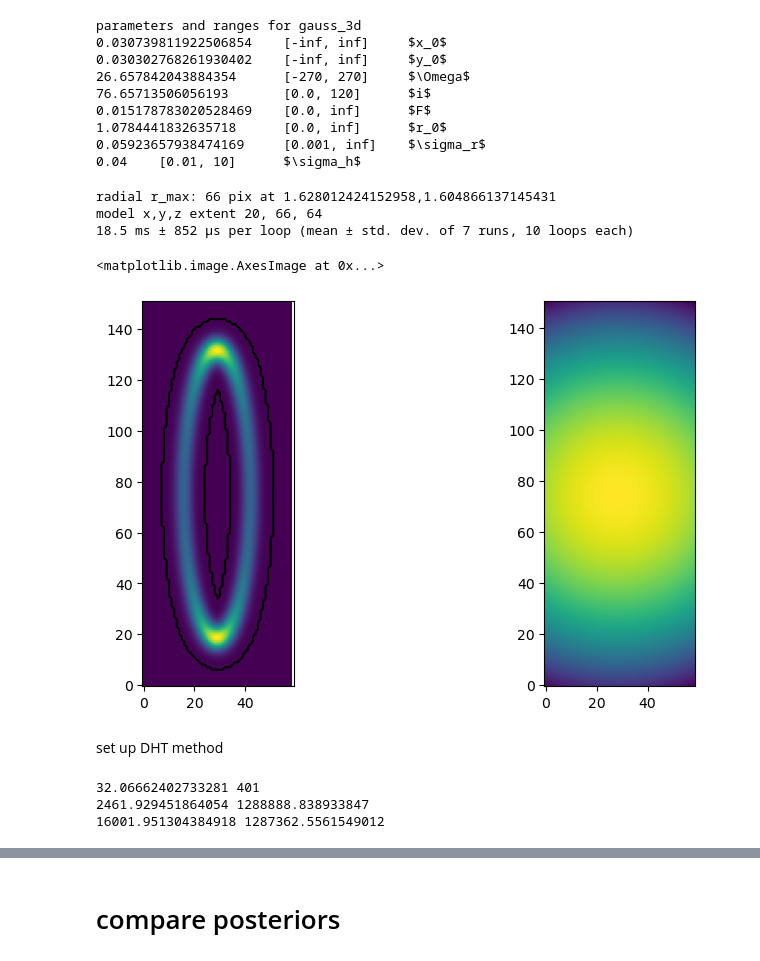
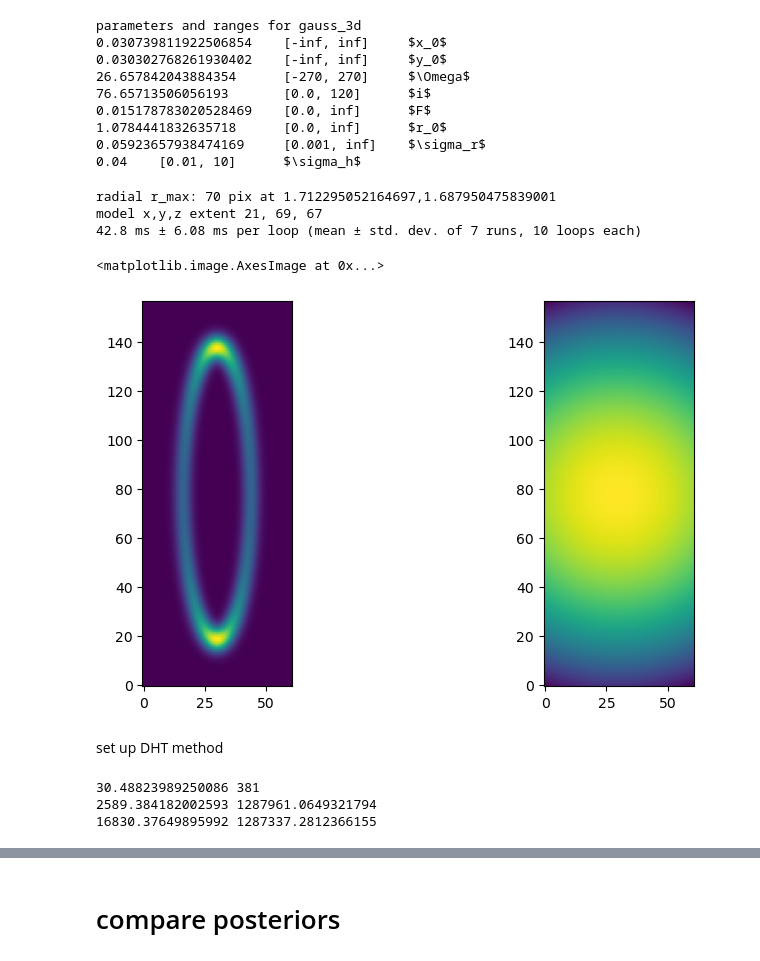
Before and after one commit to drgmk/vis-r, a Jupyter notebook: notebooks/mcmc_fitting.ipynb, the cells around one changed output, grey strips where cells are left out. Saved outputs shown, nothing was run; the diff lists cells and outputs as text; code cells hidden in the pictures.

```diff
--- a/notebooks/mcmc_fitting.ipynb
+++ b/notebooks/mcmc_fitting.ipynb
@@ -49,7 +49,7 @@ w *= reweight_factor
 reweighting factor is 2.0716124238576996
 # %%
 # bin the data
-sz = 8
+sz = 4
 
 u, v, Re, Im, w = functions.bin_uv(u, v, Re, Im, w, size_arcsec=sz)
 # %% [output]
@@ -109,26 +109,26 @@ parameters and ranges for gauss_3d
 # %%
 # set size of cutout used to generate images, which is based on the
 # initial parameters. The tolerance in compute_rmax might be
 # varied if the crop size turns out too large. We set 'zero_node'
 # to True because we'll generate unrotated images, and let galario
 # do the rest
-ii.compute_rmax(p0, tol=1e-2, expand=10, zero_node=True, automask=True)
+ii.compute_rmax(p0, tol=1e-2, expand=10, zero_node=True, automask=False)
 
 # this gives an idea of how long an mcmc might take
 %timeit ii.image_galario(p0[3:])
 
 # show an image and the primary beam
 im = ii.image_galario(p0[3:])
 fig,ax = plt.subplots(1,2, figsize=(9.5,5))
 ax[0].imshow(im[ii.cc_gal], origin='lower')
-ax[0].contour(ii.mask, levels=[0,1], colors='black')
+# ax[0].contour(ii.mask, levels=[0,1], colors='black')
 ax[1].imshow(ii.pb[0][ii.cc_gal], origin='lower')
 # %% [output]
-radial r_max: 66 pix at 1.628012424152958,1.604866137145431
-model x,y,z extent 20, 66, 64
-18.5 ms ± 852 µs per loop (mean ± std. dev. of 7 runs, 10 loops each)
+radial r_max: 70 pix at 1.712295052164697,1.687950475839001
+model x,y,z extent 21, 69, 67
+42.8 ms ± 6.08 ms per loop (mean ± std. dev. of 7 runs, 10 loops each)
 <matplotlib.image.AxesImage at 0x...>
-[figure, old version]
+[figure, new version]
 # %%
 def lnpostfn_img(p):
     """ Log of posterior probability function """
@@ -172,14 +172,16 @@ while True:
 
 h = frank.hankel.DiscreteHankelTransform(r_max*arcsec, nhpt)
 Rnk, Qnk = h.get_collocation_points(r_max*arcsec, nhpt)
+Qzero = np.append(0, Qnk)
+Ykm = h.coefficients(q=Qzero)
 
 print(r_max, nhpt)
 print(Qnk[0], Qnk[-1])
 print(uvmin, uvmax)
 # %% [output]
-32.06662402733281 401
-2461.929451864054 1288888.838933847
-16001.951304384918 1287362.5561549012
+30.48823989250086 381
+2589.384182002593 1287961.0649321794
+16830.37649895992 1287337.2812366155
 # %%
 # radial profile
 prof = lambda r, p: np.exp(-0.5*np.square((r - p[5])/p[6]))
```
Also changed, not shown: parts of 20 cells of this notebook, 13 other files.
